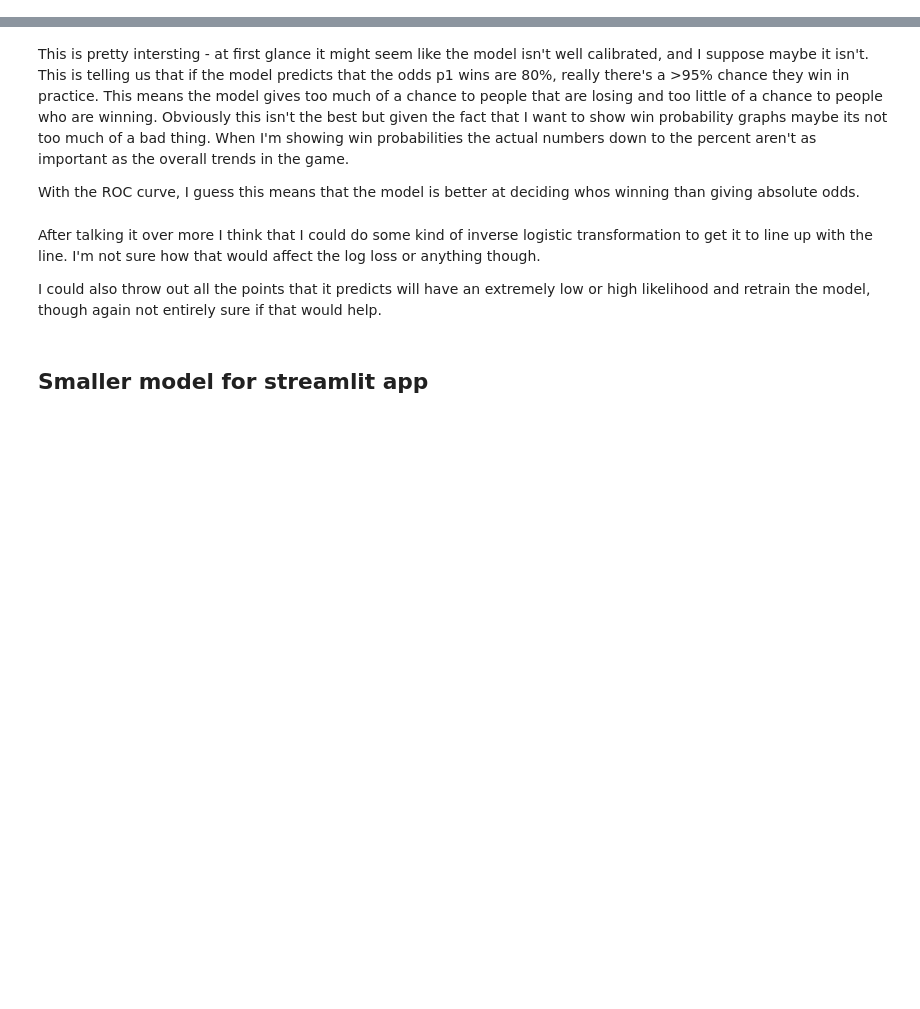
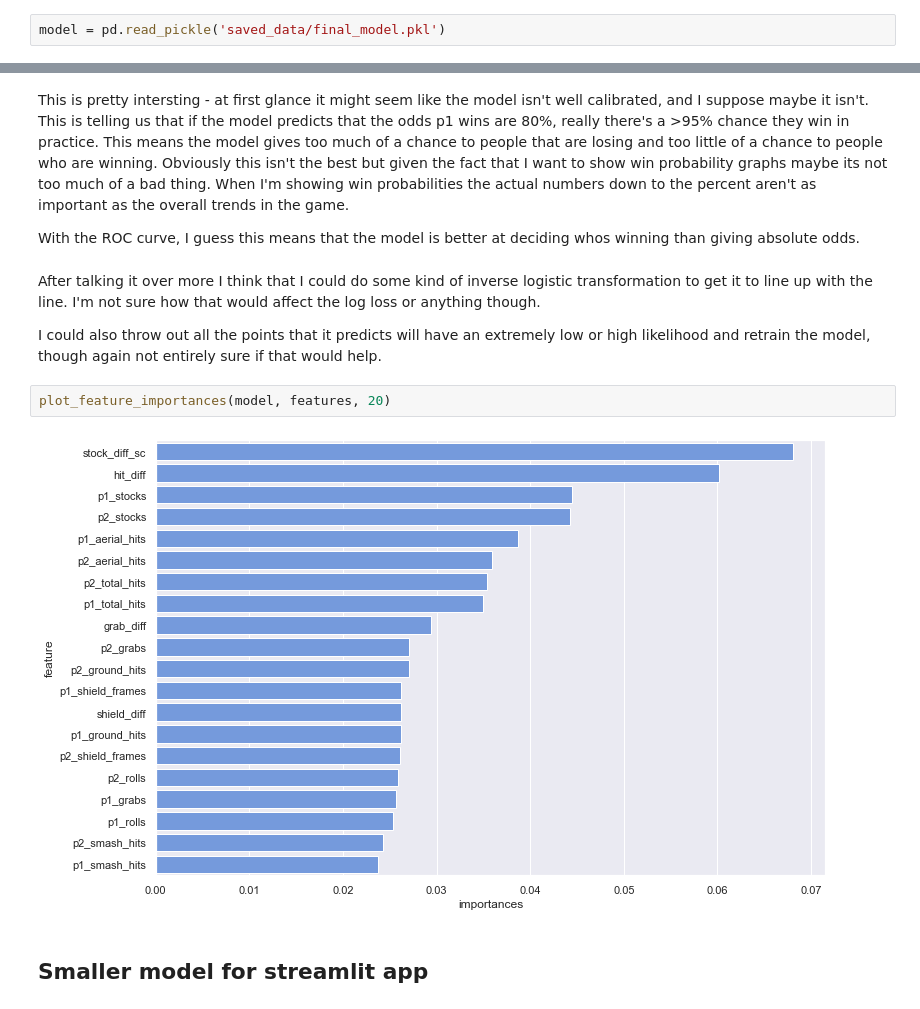
Before and after one commit to nathaniel-speiser/melee-predicter, a Jupyter notebook: Final Model.ipynb, the cells around one changed output, grey strips where cells are left out. Drawn from its saved outputs; the diff is of its cells as text; blank space fills up the shorter version.

```diff
--- a/Final Model.ipynb
+++ b/Final Model.ipynb
@@ -77,6 +71,8 @@ ExtraTreesClassifier(ccp_alpha=1e-06, max_features=5, min_samples_split=4,
 # %%
 with open('saved_data/final_model.pkl', 'wb') as f:
     pickle.dump(model, f)
+# %%
+model = pd.read_pickle('saved_data/final_model.pkl')
 # %% [markdown]
 ## Model Evaluation
 # %%
@@ -136,6 +132,10 @@ With the ROC curve, I guess this means that the model is better at deciding whos
 After talking it over more I think that I could do some kind of inverse logistic transformation to get it to line up with the line. I'm not sure how that would affect the log loss or anything though.
 
 I could also throw out all the points that it predicts will have an extremely low or high likelihood and retrain the model, though again not entirely sure if that would help.
+# %%
+plot_feature_importances(model, features, 20)
+# %% [output]
+[figure, added]
 # %% [markdown]
 ## Smaller model for streamlit app
 # %% [markdown]
```
Also changed, not shown: parts of 13 cells of this notebook, 7 other files.
